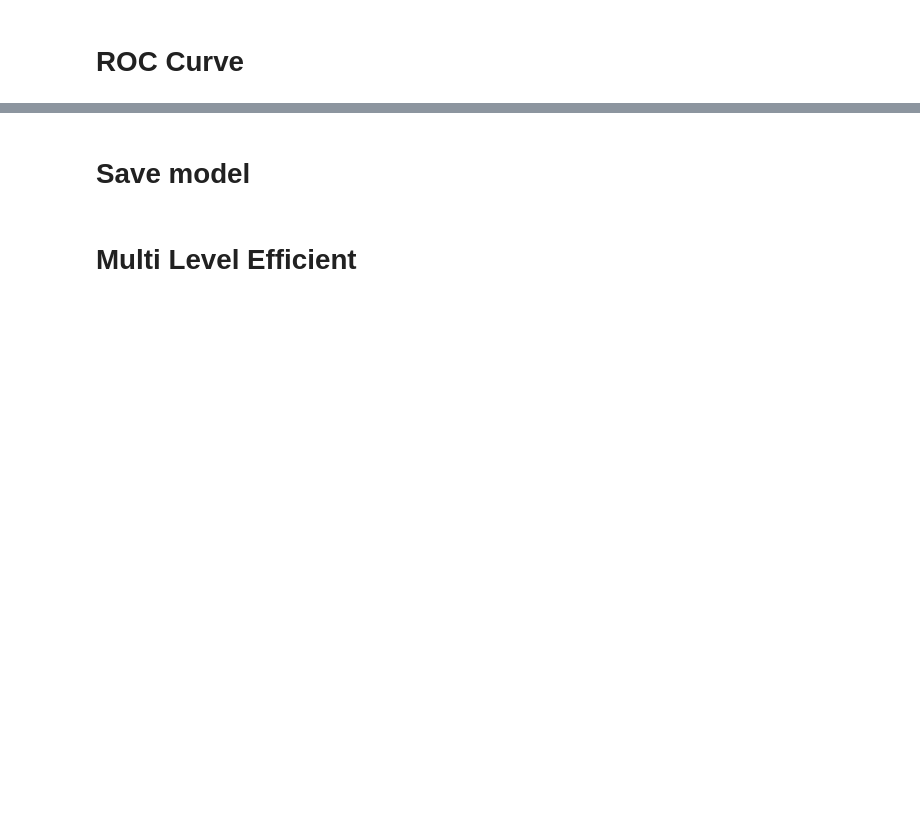
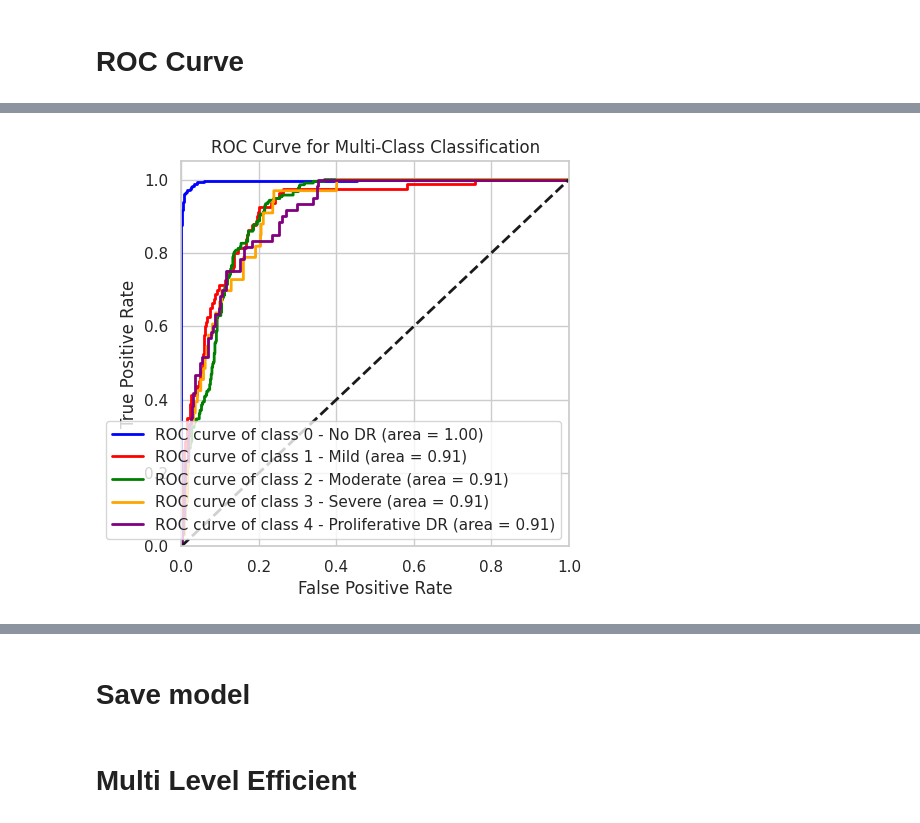
Before and after one commit to SunilkumarAdapa/Diabetic-Retinopathy, a Jupyter notebook: shap-efficient-bo-multi-class.ipynb, the cells around one changed output, grey strips where cells are left out. Cells and saved outputs as stored; diff of their text form; code cells hidden in the pictures; blank space fills up the shorter version.

```diff
--- a/shap-efficient-bo-multi-class.ipynb
+++ b/shap-efficient-bo-multi-class.ipynb
@@ -598,34 +633,36 @@ import numpy as np
 
 # Assuming you have 5 classes
 n_classes = 5
 labels = ['0 - No DR', '1 - Mild', '2 - Moderate', '3 - Severe', '4 - Proliferative DR']
 
 # Initialize dictionaries for False Positive Rate (fpr), True Positive Rate (tpr), and roc_auc
 fpr = dict()
 tpr = dict()
 roc_auc = dict()
 
 # Calculate ROC curve and AUC for each class
 for i in range(n_classes):
     fpr[i], tpr[i], _ = roc_curve(test_labels[:, i], test_preds[:, i])
     roc_auc[i] = auc(fpr[i], tpr[i])
 
 # Plot ROC curve for each class
-plt.figure(figsize=(10, 8))
+plt.figure(figsize=(5, 5))
 colors = cycle(['blue', 'red', 'green', 'orange', 'purple'])
 
 for i, color in zip(range(n_classes), colors):
     plt.plot(fpr[i], tpr[i], color=color, lw=2,
              label='ROC curve of class {0} (area = {1:0.2f})'.format(labels[i], roc_auc[i]))
 
 plt.plot([0, 1], [0, 1], 'k--', lw=2)  # Diagonal line for a random classifier
 plt.xlim([0.0, 1.0])
 plt.ylim([0.0, 1.05])
 plt.xlabel('False Positive Rate')
 plt.ylabel('True Positive Rate')
 plt.title('ROC Curve for Multi-Class Classification')
 plt.legend(loc="lower right")
 plt.show()
+# %% [output]
+[figure, added]
 # %%
 import numpy as np
 from sklearn.metrics import roc_curve, auc
```
Also changed, not shown: parts of 24 cells of this notebook.
